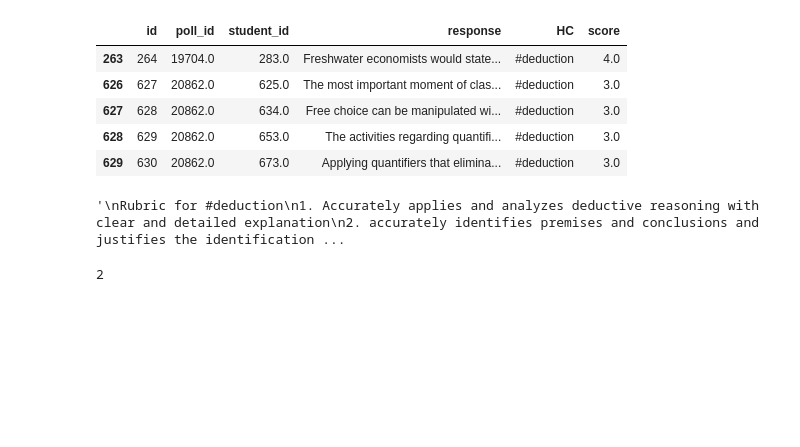
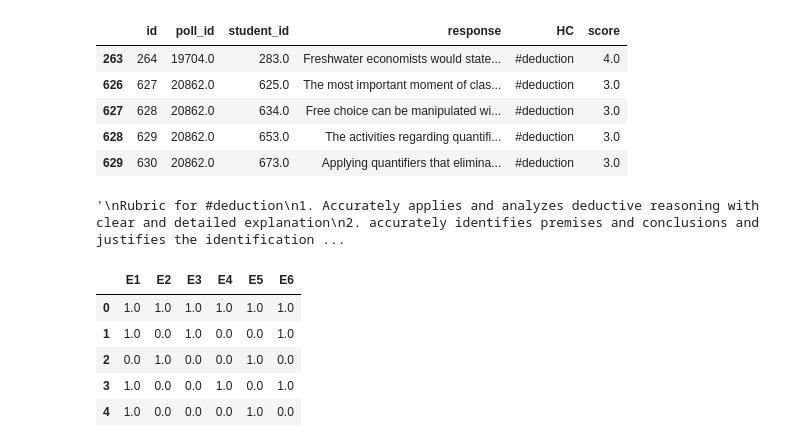
Before and after one commit to AI-lab-grading-nlp/Research, a Jupyter notebook: Element-wise text classification/SVM classifier.ipynb, the cells around one changed output. Drawn from its saved outputs; the diff is of its cells as text; code cells hidden in the pictures; blank space fills up the shorter version.

```diff
--- a/Element-wise text classification/SVM classifier.ipynb
+++ b/Element-wise text classification/SVM classifier.ipynb
@@ -90,18 +87,47 @@ Assuming that a person gets a 4 if they applied at least half of these, 3 if the
 # %%
 deduction = deduction.drop(['id', 'student_id', 'HC'], axis = 1)
 # %%
+total_elements = 6
 rubric = np.zeros((2977, 6))
 i = 0
 for score in deduction['score']:
     if score == 4.0:
-        c = np.random.randint(4)
-        rubric[i] = np.random.shuffle([0]*c + [1]*(c-1))
+        #gets a 4 if they met 4, 5, or all 6 of the elements
+        c = np.random.randint(4,7)
+        elemets = [0]*(total_elements-c) + [1]*(c)
+        np.random.shuffle(elemets)
+        rubric[i] = elemets
     elif score == 3.0:
-        c = np.random.randint(5)
-        rubric[i] = np.random.shuffle([0]*c + [1]*(c-1))
+        #gets a 3 if they met 2 or 3 of the elements
+        c = np.random.randint(2, 4)
+        elemets = [0]*(total_elements - c) + [1]*(c)
+        np.random.shuffle(elemets)
+        rubric[i] = elemets
+        rubric[i] = elemets
+    elif score == 2.0:
+        #gets a 2 if they met 1 or 2 of the elements
+        c = np.random.randint(1, 3)
+        elemets = [0]*(total_elements-c) + [1]*(c)
+        np.random.shuffle(elemets)
+        rubric[i] = elemets
+        rubric[i] = elemets
+    i += 1
 
 #np.random.randint(2, size = (10, 6))
-# %%
-np.random.randint(4)
-# %% [output]
-2
+# %%
+rubric_elements = pd.DataFrame(rubric)
+rubric_elements = rubric_elements.rename(columns={
+    0: 'E1',
+    1: 'E2',
+    2: 'E3',
+    3: 'E4',
+    4: 'E5',
+    5: 'E6'})
+rubric_elements.head()
+# %% [output]
+|  | E1 | E2 | E3 | E4 | E5 | E6 |
+| 0 | 1.0 | 1.0 | 1.0 | 1.0 | 1.0 | 1.0 |
+| 1 | 1.0 | 0.0 | 1.0 | 0.0 | 0.0 | 1.0 |
+| 2 | 0.0 | 1.0 | 0.0 | 0.0 | 1.0 | 0.0 |
+| 3 | 1.0 | 0.0 | 0.0 | 1.0 | 0.0 | 1.0 |
+| 4 | 1.0 | 0.0 | 0.0 | 0.0 | 1.0 | 0.0 |
```
Also changed, not shown: parts of 14 cells of this notebook.
